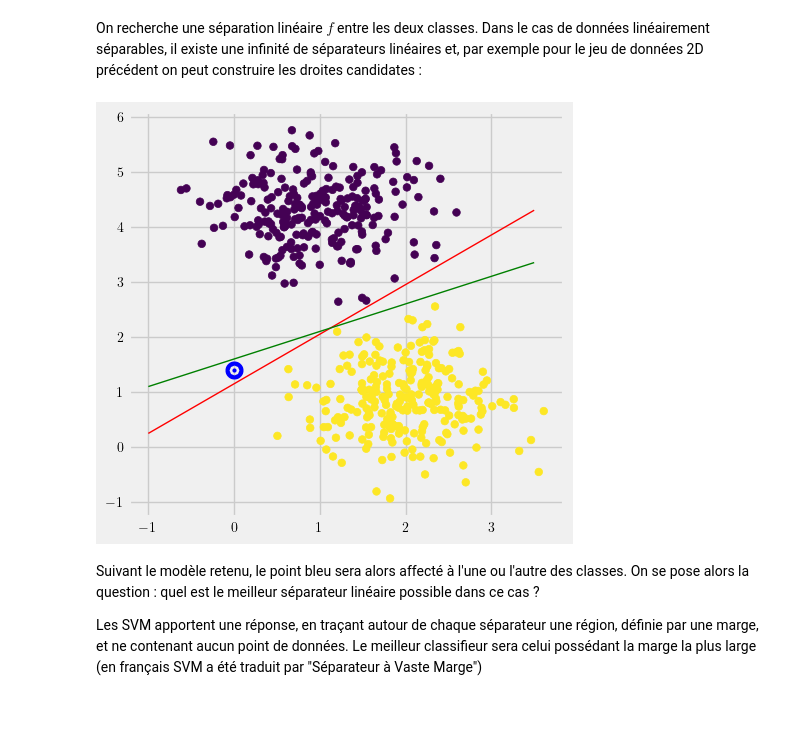
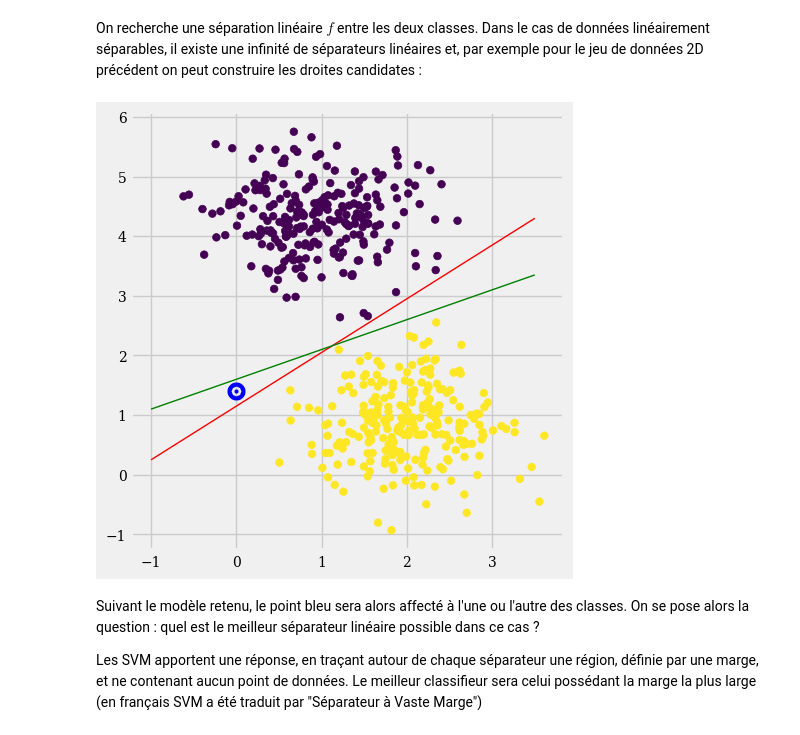
Before and after one commit to vbarra/MLbook, a Jupyter notebook: _build/jupyter_execute/notebook_SVMlin.ipynb, the cells around one changed output. Saved outputs shown, nothing was run; the diff lists cells and outputs as text; code cells hidden in the pictures.

```diff
--- a/_build/jupyter_execute/notebook_SVMlin.ipynb
+++ b/_build/jupyter_execute/notebook_SVMlin.ipynb
@@ -95,13 +94,14 @@ On recherche une séparation linéaire $f$ entre les deux classes. Dans le cas d
 # %%
 xfit = np.linspace(-1, 3.5)
 fig, ax = plt.subplots(1, 1, figsize=(5, 5))
 ax.scatter(Xblobs[:, 0], Xblobs[:, 1], c=yblobs, s=30)
 ax.plot([0], [1.4],'.', color='b', markeredgewidth=10)
 
 for m, b,c  in [(0.9, 1.15,'red'), (0.5, 1.6,'green')]:
     ax.plot(xfit, m * xfit + b, c)
+plt.tight_layout()
 # %% [output]
-[figure, old version]
+[figure, new version]
 # %% [markdown]
 Suivant le modèle retenu, le point bleu sera alors affecté à l'une ou l'autre des classes. On se pose alors la question : quel est le meilleur séparateur linéaire possible dans ce cas ?
 
```
Also changed, not shown: parts of 7 cells of this notebook, 21 other files.
